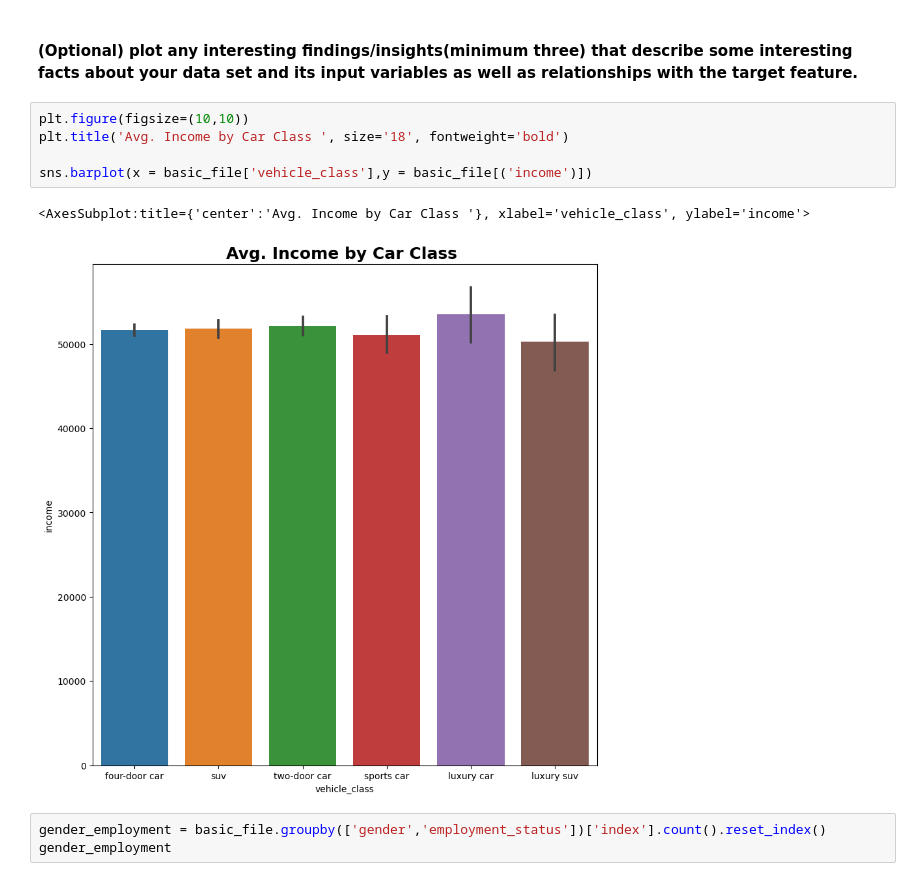
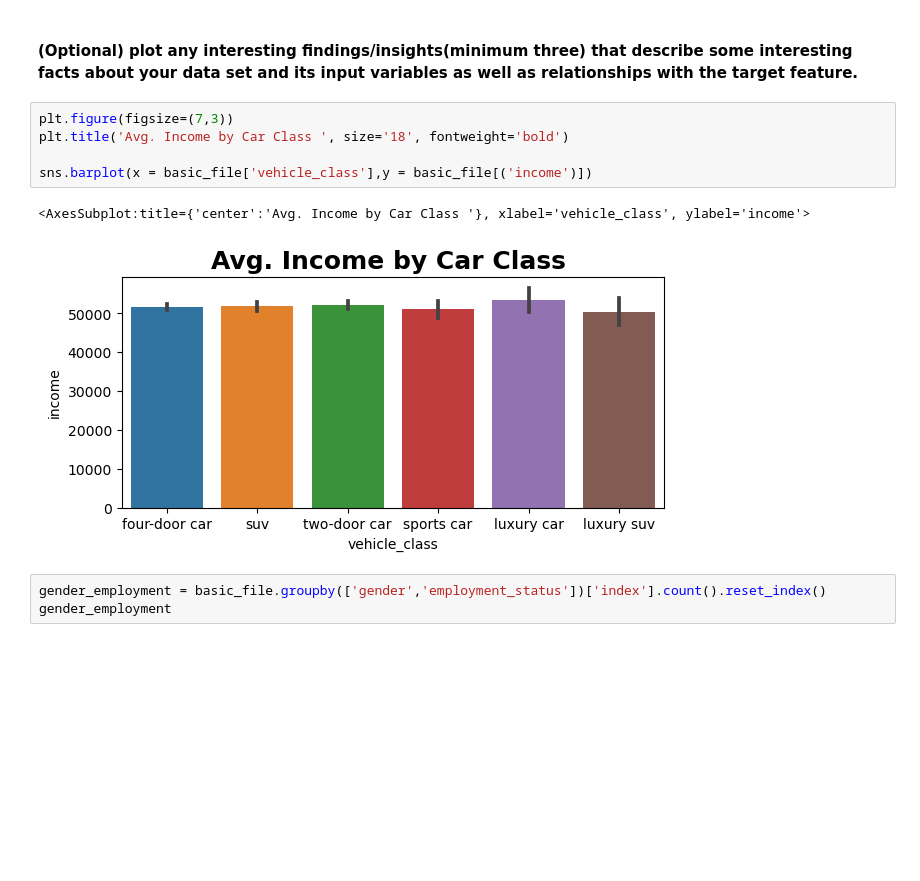
Before and after one commit to FredNurn/IronHack_DataLab_Frederik, a Jupyter notebook: Week 2/Customer_Analysis_Case_Study/CustomerAnalysis2.ipynb, the cells around one changed output. Cells and saved outputs as stored; diff of their text form; blank space fills up the shorter version.

```diff
--- a/Week 2/Customer_Analysis_Case_Study/CustomerAnalysis2.ipynb
+++ b/Week 2/Customer_Analysis_Case_Study/CustomerAnalysis2.ipynb
@@ -319,13 +320,13 @@ sns.barplot(x = basic_file['income_group'],y = basic_file['index'], hue = basic_
 # %% [markdown]
 **<br>(Optional) plot any interesting findings/insights(minimum three) that describe some interesting facts about your data set and its input variables as well as relationships with the target feature.<br>**
 # %%
-plt.figure(figsize=(10,10))
+plt.figure(figsize=(7,3))
 plt.title('Avg. Income by Car Class ', size='18', fontweight='bold')
 
 sns.barplot(x = basic_file['vehicle_class'],y = basic_file[('income')])
 # %% [output]
 <AxesSubplot:title={'center':'Avg. Income by Car Class '}, xlabel='vehicle_class', ylabel='income'>
-[figure, old version]
+[figure, new version]
 # %%
 gender_employment = basic_file.groupby(['gender','employment_status'])['index'].count().reset_index()
 gender_employment
```
Also changed, not shown: parts of 4 cells of this notebook, 1 other file.
